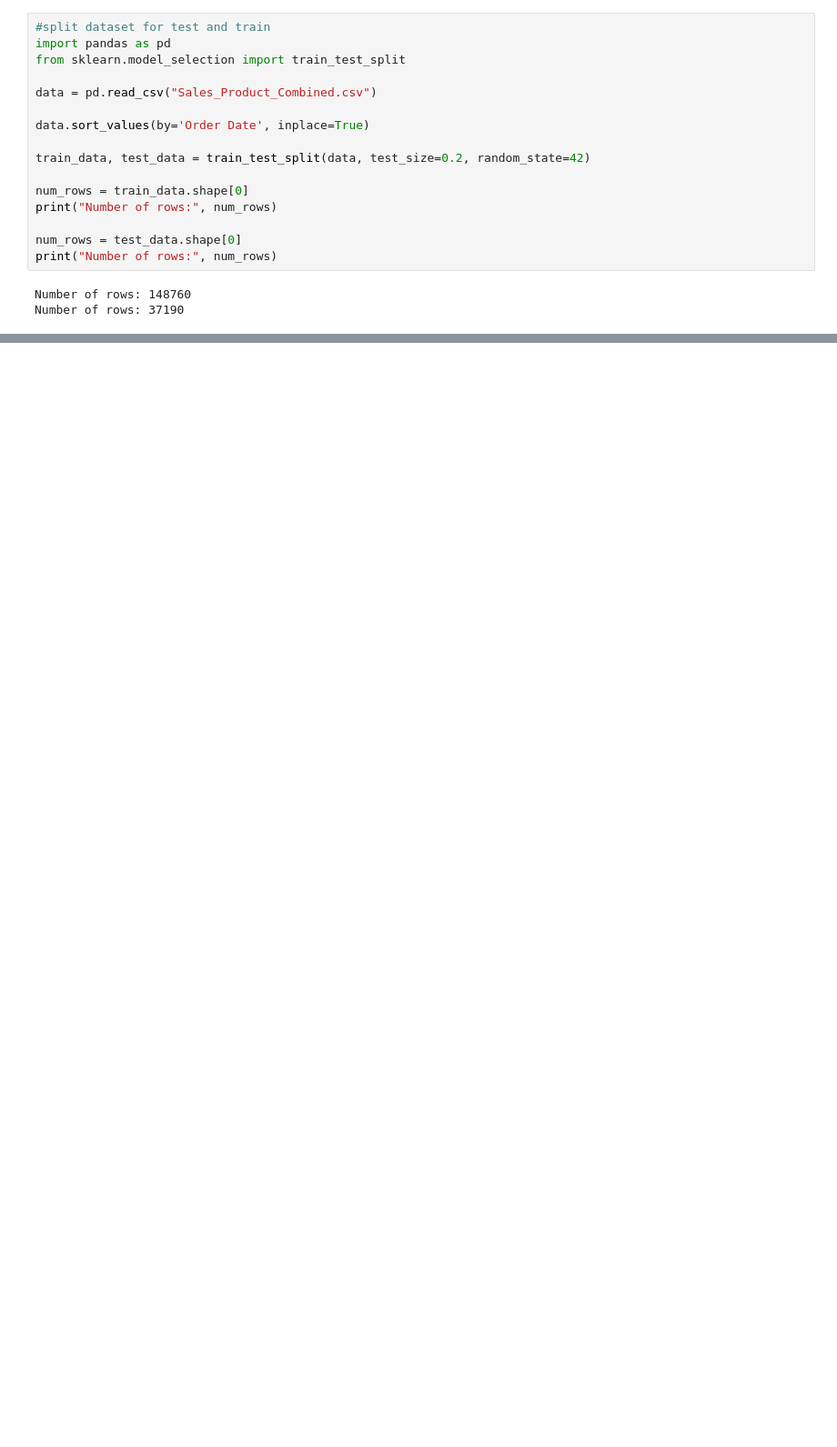
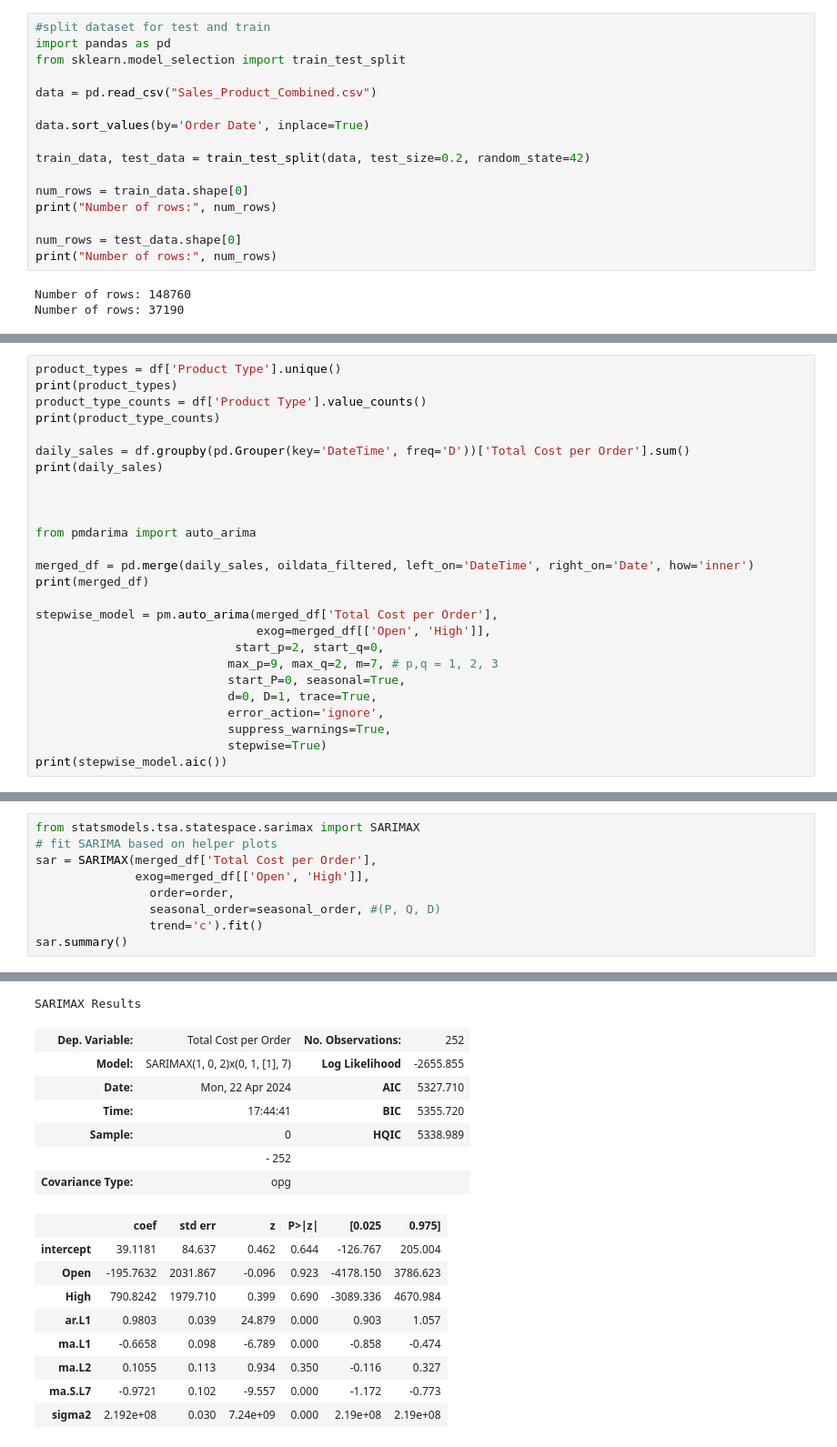
Before and after one commit to Sent-hen/AIS-S24, a Jupyter notebook: Product Price Optimization with TS Forecasting.ipynb, the cells around one changed output, grey strips where cells are left out. Shown at 91% size. Drawn from its saved outputs; the diff is of its cells as text; blank space fills up the shorter version.

```diff
--- a/Product Price Optimization with TS Forecasting.ipynb
+++ b/Product Price Optimization with TS Forecasting.ipynb
@@ -512,3 +509,29 @@ print(oildata_filtered)
 883 2019-01-02  45.80  47.78  44.35   46.54        46.54  850,480
 
 [252 rows x 7 columns]
+# %%
+product_types = df['Product Type'].unique()
+print(product_types)
+product_type_counts = df['Product Type'].value_counts()
+print(product_type_counts)
+
+daily_sales = df.groupby(pd.Grouper(key='DateTime', freq='D'))['Total Cost per Order'].sum()
+print(daily_sales)
+
+
+
+from pmdarima import auto_arima
+
+merged_df = pd.merge(daily_sales, oildata_filtered, left_on='DateTime', right_on='Date', how='inner')
+print(merged_df)
+
+stepwise_model = pm.auto_arima(merged_df['Total Cost per Order'],
+                               exog=merged_df[['Open', 'High']],
+                            start_p=2, start_q=0,
+                           max_p=9, max_q=2, m=7, # p,q = 1, 2, 3
+                           start_P=0, seasonal=True,
+                           d=0, D=1, trace=True,
+                           error_action='ignore',
+                           suppress_warnings=True,
+                           stepwise=True)
+print(stepwise_model.aic())
@@ -514,0 +564,10 @@ print(oildata_filtered)
+# %%
+from statsmodels.tsa.statespace.sarimax import SARIMAX
+# fit SARIMA based on helper plots
+sar = SARIMAX(merged_df['Total Cost per Order'],
+              exog=merged_df[['Open', 'High']],
+                order=order,
+                seasonal_order=seasonal_order, #(P, Q, D)
+                trend='c').fit()
+sar.summary()
+# %% [output]
@@ -514,0 +604,17 @@ print(oildata_filtered)
+SARIMAX Results
+| Dep. Variable: | Total Cost per Order | No. Observations: | 252 |
+| Model: | SARIMAX(1, 0, 2)x(0, 1, [1], 7) | Log Likelihood | -2655.855 |
+| Date: | Mon, 22 Apr 2024 | AIC | 5327.710 |
+| Time: | 17:44:41 | BIC | 5355.720 |
+| Sample: | 0 | HQIC | 5338.989 |
+|  | - 252 |  |  |
+| Covariance Type: | opg |  |  |
+|  | coef | std err | z | P>|z| | [0.025 | 0.975] |
+| intercept | 39.1181 | 84.637 | 0.462 | 0.644 | -126.767 | 205.004 |
+| Open | -195.7632 | 2031.867 | -0.096 | 0.923 | -4178.150 | 3786.623 |
+| High | 790.8242 | 1979.710 | 0.399 | 0.690 | -3089.336 | 4670.984 |
+| ar.L1 | 0.9803 | 0.039 | 24.879 | 0.000 | 0.903 | 1.057 |
+| ma.L1 | -0.6658 | 0.098 | -6.789 | 0.000 | -0.858 | -0.474 |
+| ma.L2 | 0.1055 | 0.113 | 0.934 | 0.350 | -0.116 | 0.327 |
+| ma.S.L7 | -0.9721 | 0.102 | -9.557 | 0.000 | -1.172 | -0.773 |
+| sigma2 | 2.192e+08 | 0.030 | 7.24e+09 | 0.000 | 2.19e+08 | 2.19e+08 |
```
Also changed, not shown: parts of 9 cells of this notebook, 1 other file.
